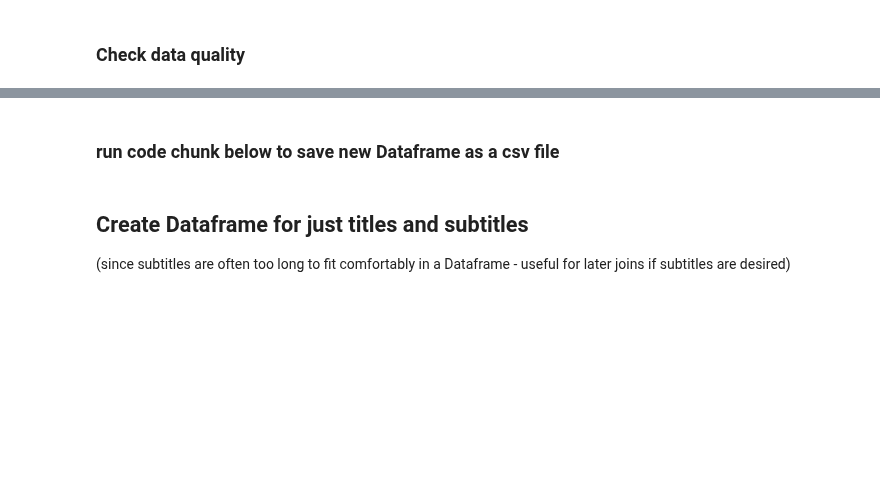
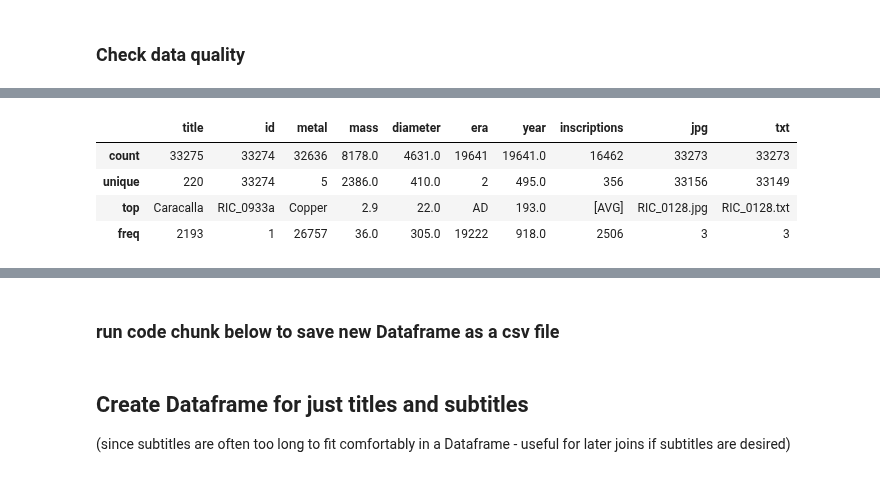
Before and after one commit to vbalalian/data-portfolio, a Jupyter notebook: Roman_coins/Roman_Coin_Webscraping.ipynb, the cells around one changed output, grey strips where cells are left out. Saved outputs shown, nothing was run; the diff lists cells and outputs as text; code cells hidden in the pictures; blank space fills up the shorter version.

```diff
--- a/Roman_coins/Roman_Coin_Webscraping.ipynb
+++ b/Roman_coins/Roman_Coin_Webscraping.ipynb
@@ -516,0 +519,9 @@ roman_coins.describe()
+# %%
+roman_coins2 = roman_coins.drop_duplicates(subset=['id'])
+roman_coins2.describe()
+# %% [output]
+|  | title | id | metal | mass | diameter | era | year | inscriptions | jpg | txt |
+| count | 33275 | 33274 | 32636 | 8178.0 | 4631.0 | 19641 | 19641.0 | 16462 | 33273 | 33273 |
+| unique | 220 | 33274 | 5 | 2386.0 | 410.0 | 2 | 495.0 | 356 | 33156 | 33149 |
+| top | Caracalla | RIC_0933a | Copper | 2.9 | 22.0 | AD | 193.0 | [AVG] | RIC_0128.jpg | RIC_0128.txt |
+| freq | 2193 | 1 | 26757 | 36.0 | 305.0 | 19222 | 918.0 | 2506 | 3 | 3 |
```
Also changed, not shown: parts of 3 cells of this notebook.
